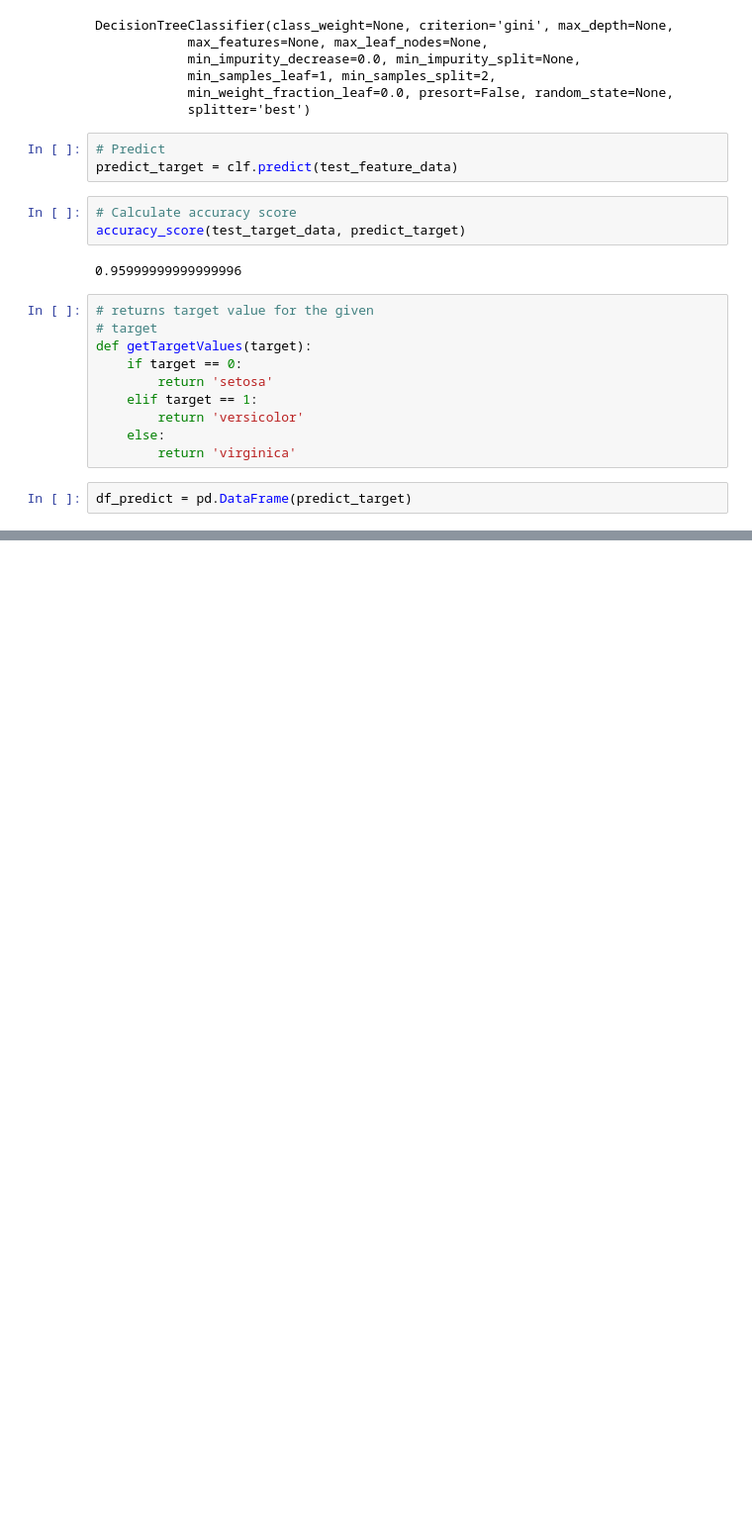
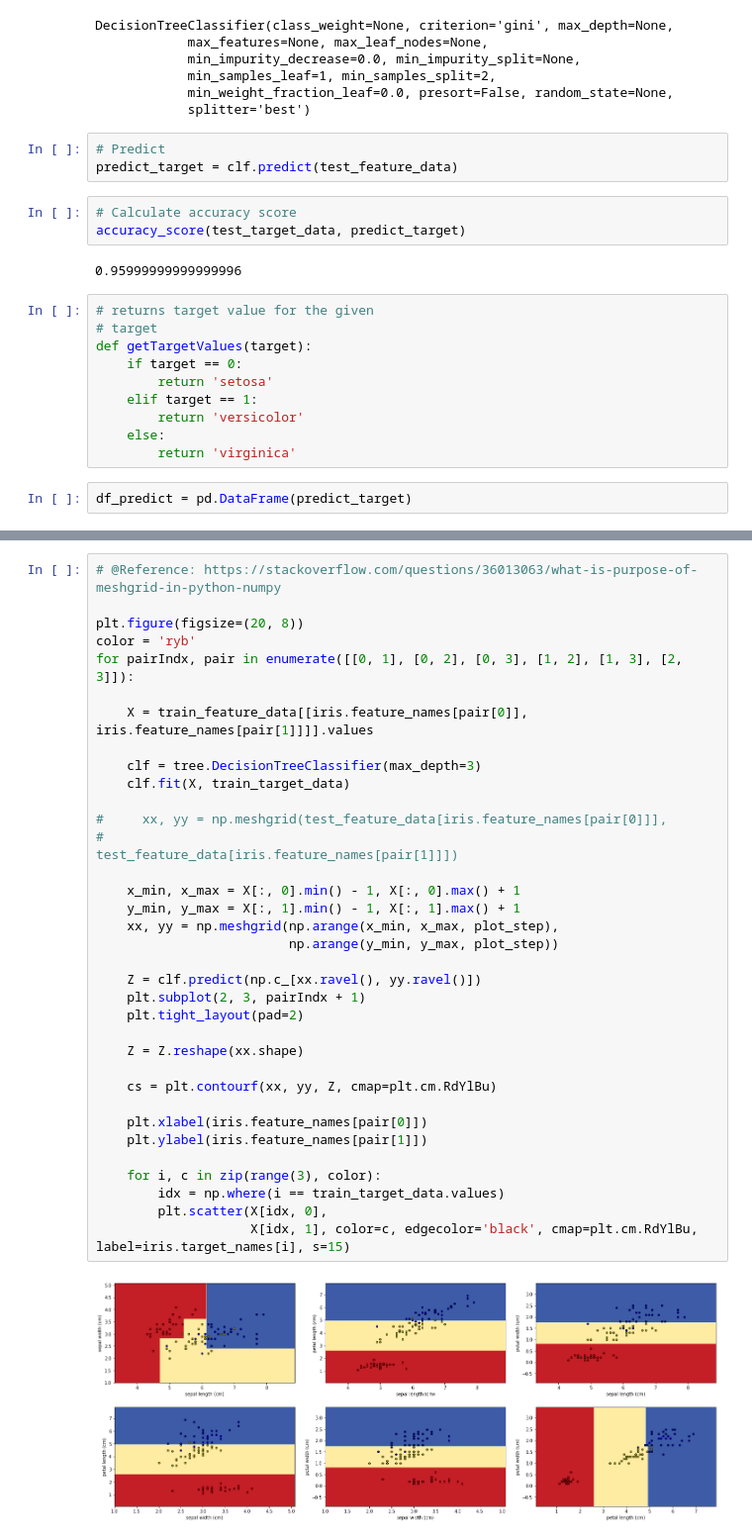
Before and after one commit to malhotra-sidharth/ml-algorithms, a Jupyter notebook: decision-trees/decision-trees-iris.ipynb, the cells around one changed output, grey strips where cells are left out. Shown at 99% size. Drawn from its saved outputs; the diff is of its cells as text; blank space fills up the shorter version.

Commit message:
[WIP] Created plots using contourf and scatter

```diff
--- a/decision-trees/decision-trees-iris.ipynb
+++ b/decision-trees/decision-trees-iris.ipynb
@@ -114,0 +137,37 @@ df_predict.head()
+# %%
+# @Reference: https://stackoverflow.com/questions/36013063/what-is-purpose-of-meshgrid-in-python-numpy
+
+plt.figure(figsize=(20, 8))
+color = 'ryb'
+for pairIndx, pair in enumerate([[0, 1], [0, 2], [0, 3], [1, 2], [1, 3], [2, 3]]):
+
+    X = train_feature_data[[iris.feature_names[pair[0]], iris.feature_names[pair[1]]]].values
+
+    clf = tree.DecisionTreeClassifier(max_depth=3)
+    clf.fit(X, train_target_data)
+
+#     xx, yy = np.meshgrid(test_feature_data[iris.feature_names[pair[0]]],
+#                                             test_feature_data[iris.feature_names[pair[1]]])
+
+    x_min, x_max = X[:, 0].min() - 1, X[:, 0].max() + 1
+    y_min, y_max = X[:, 1].min() - 1, X[:, 1].max() + 1
+    xx, yy = np.meshgrid(np.arange(x_min, x_max, plot_step),
+                         np.arange(y_min, y_max, plot_step))
+
+    Z = clf.predict(np.c_[xx.ravel(), yy.ravel()])
+    plt.subplot(2, 3, pairIndx + 1)
+    plt.tight_layout(pad=2)
+
+    Z = Z.reshape(xx.shape)
+
+    cs = plt.contourf(xx, yy, Z, cmap=plt.cm.RdYlBu)
+
+    plt.xlabel(iris.feature_names[pair[0]])
+    plt.ylabel(iris.feature_names[pair[1]])
+
+    for i, c in zip(range(3), color):
+        idx = np.where(i == train_target_data.values)
+        plt.scatter(X[idx, 0],
+                    X[idx, 1], color=c, edgecolor='black', cmap=plt.cm.RdYlBu, label=iris.target_names[i], s=15)
+# %% [output]
+[figure, added]
```
Also changed, not shown: parts of 8 cells of this notebook.
